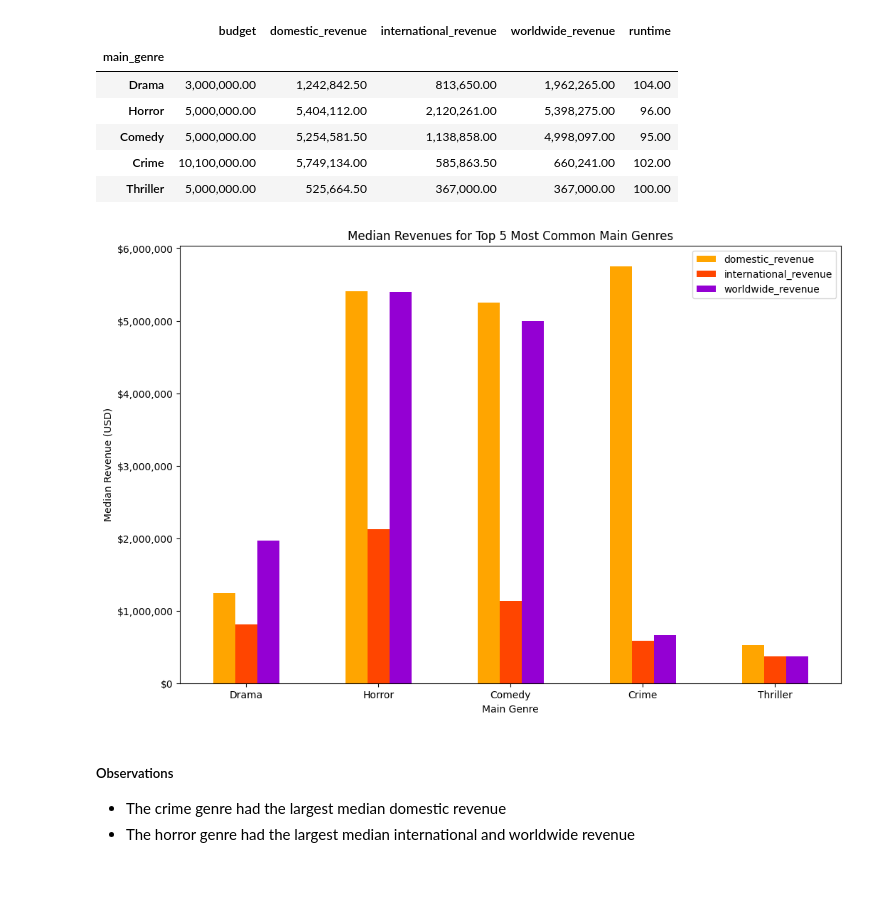
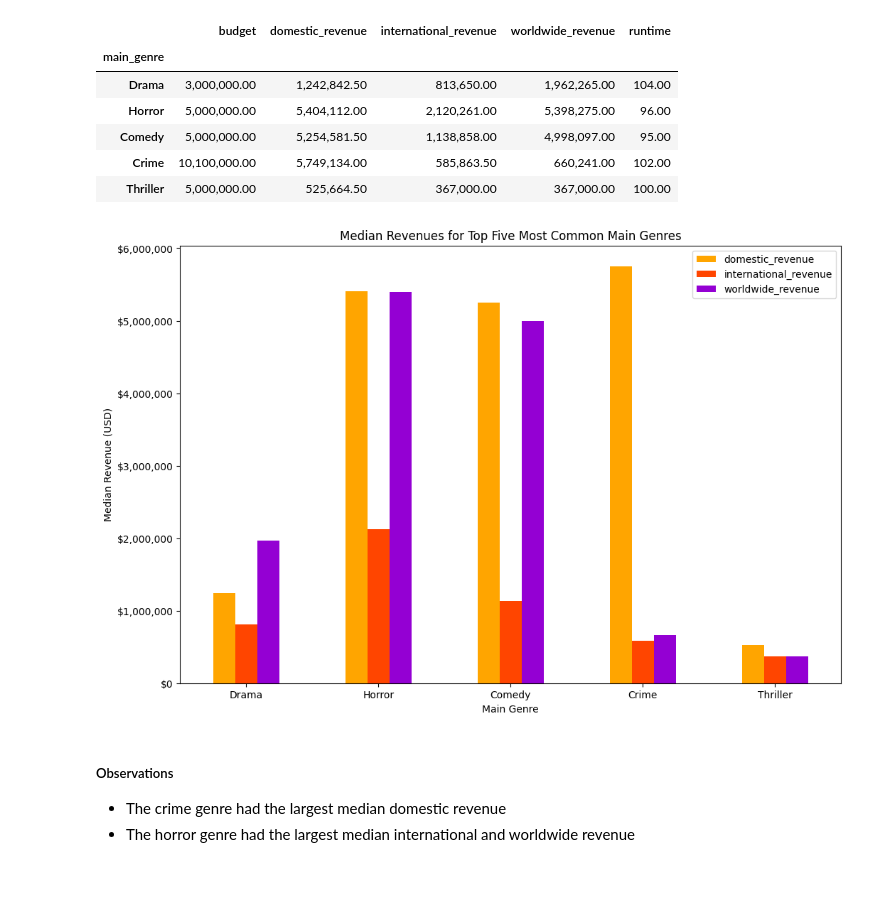
Before and after one commit to AlexPMorton/A24-Movies-EDA, a Jupyter notebook: A24_EDA.ipynb, the cells around one changed output. Saved outputs shown, nothing was run; the diff lists cells and outputs as text; code cells hidden in the pictures.

Commit message:
Fixed formatting and plot titles

```diff
--- a/A24_EDA.ipynb
+++ b/A24_EDA.ipynb
@@ -567,12 +569,12 @@ A24_genre_median
 | Thriller | 5,000,000.00 | 525,664.50 | 367,000.00 | 367,000.00 | 100.00 |
 # %%
 A24_genre_median_revenues_plot = A24_genre_median[['domestic_revenue','international_revenue','worldwide_revenue']].plot(kind ='bar',
-xlabel = 'Main Genre', ylabel = 'Median Revenue (USD)', title = 'Median Revenues for Top 5 Most Common Main Genres',
+xlabel = 'Main Genre', ylabel = 'Median Revenue (USD)', title = 'Median Revenues for Top Five Most Common Main Genres',
 rot = 0, color = ['orange','orangered','darkviolet'], figsize = (12,12/1.5))
 
 A24_genre_median_revenues_plot.yaxis.set_major_formatter('${x:,.0f}')
 # %% [output]
-[figure, old version]
+[figure, new version]
 # %% [markdown]
 ##### Observations
 - The crime genre had the largest median domestic revenue
```
Also changed, not shown: parts of 8 cells of this notebook.
